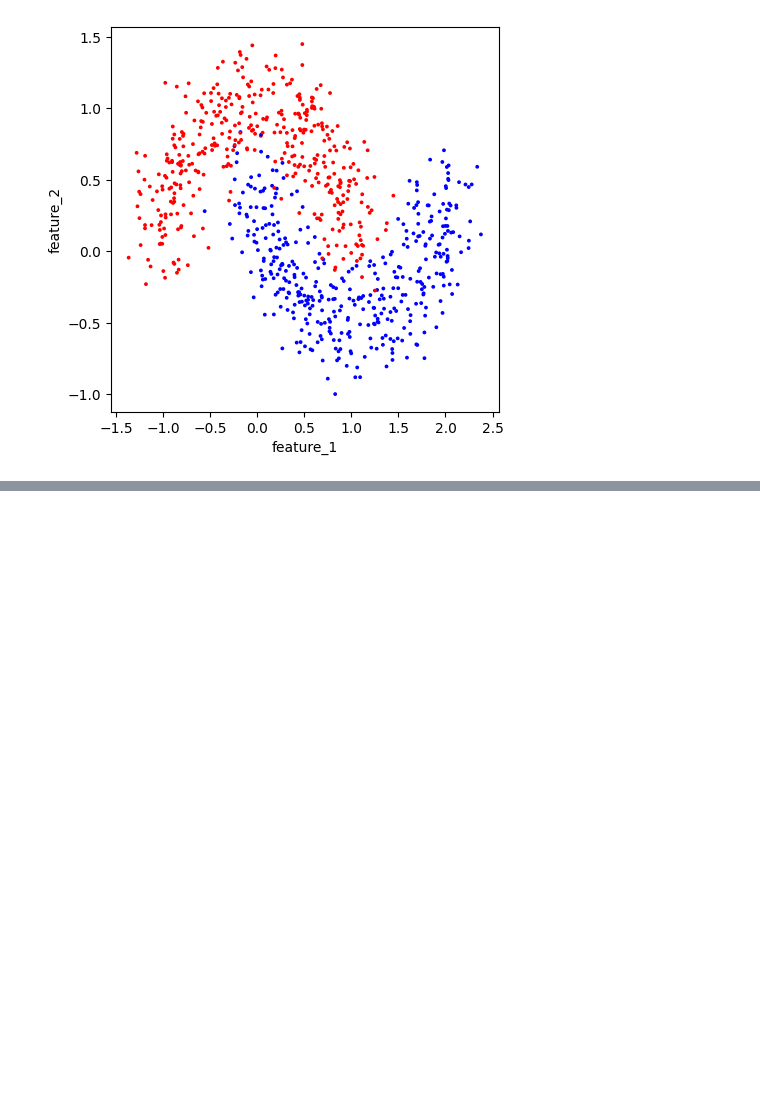
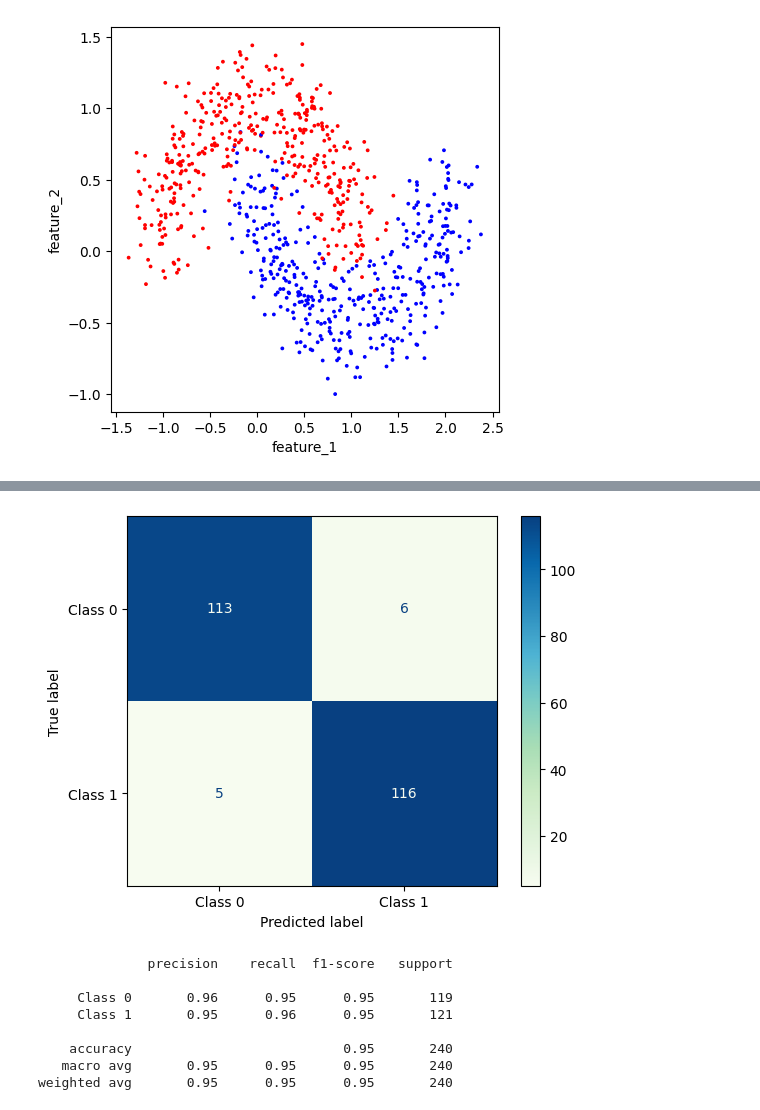
Before and after one commit to foxel03/Notes-2-01, a Jupyter notebook: 00_Assignments/ps03.ipynb, the cells around one changed output, grey strips where cells are left out. Drawn from its saved outputs; the diff is of its cells as text; code cells hidden in the pictures; blank space fills up the shorter version.

```diff
--- a/00_Assignments/ps03.ipynb
+++ b/00_Assignments/ps03.ipynb
@@ -216,0 +281,17 @@ plt.show()
+# %%
+#poly
+ConfusionMatrixDisplay.from_predictions(y_test, y_pred_logpoly, display_labels = ['Class 0', 'Class 1'], cmap = 'GnBu')
+plt.show()
+
+cr = classification_report(y_test, y_pred_logpoly, target_names = ['Class 0', 'Class 1'])
+print(cr)
+# %% [output]
+[figure, added]
+              precision    recall  f1-score   support
+
+     Class 0       0.96      0.95      0.95       119
+     Class 1       0.95      0.96      0.95       121
+
+    accuracy                           0.95       240
+   macro avg       0.95      0.95      0.95       240
+weighted avg       0.95      0.95      0.95       240
```
Also changed, not shown: parts of 21 cells of this notebook.
